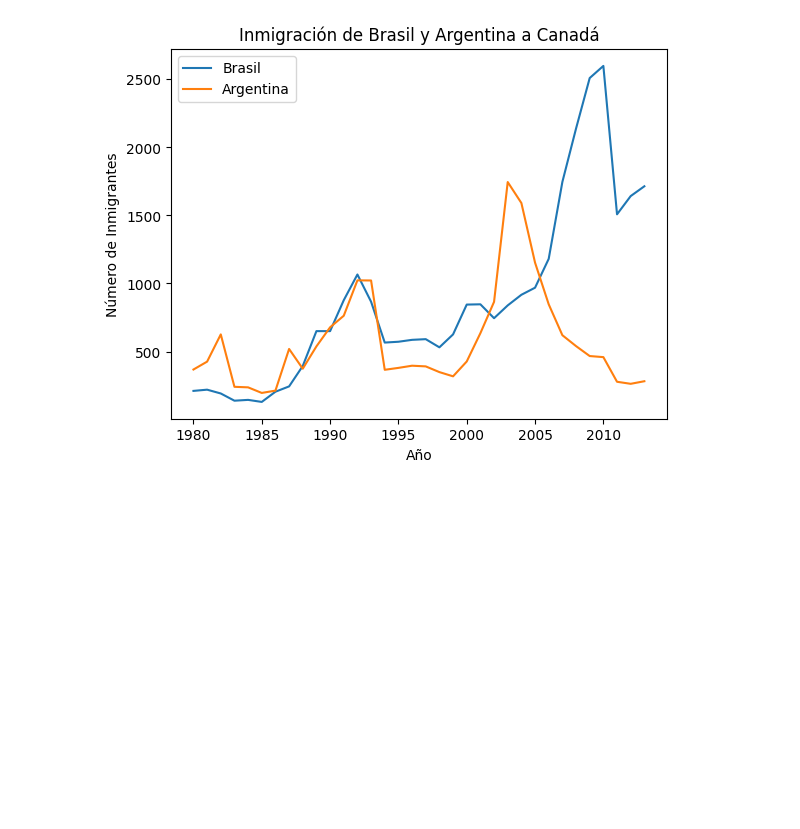
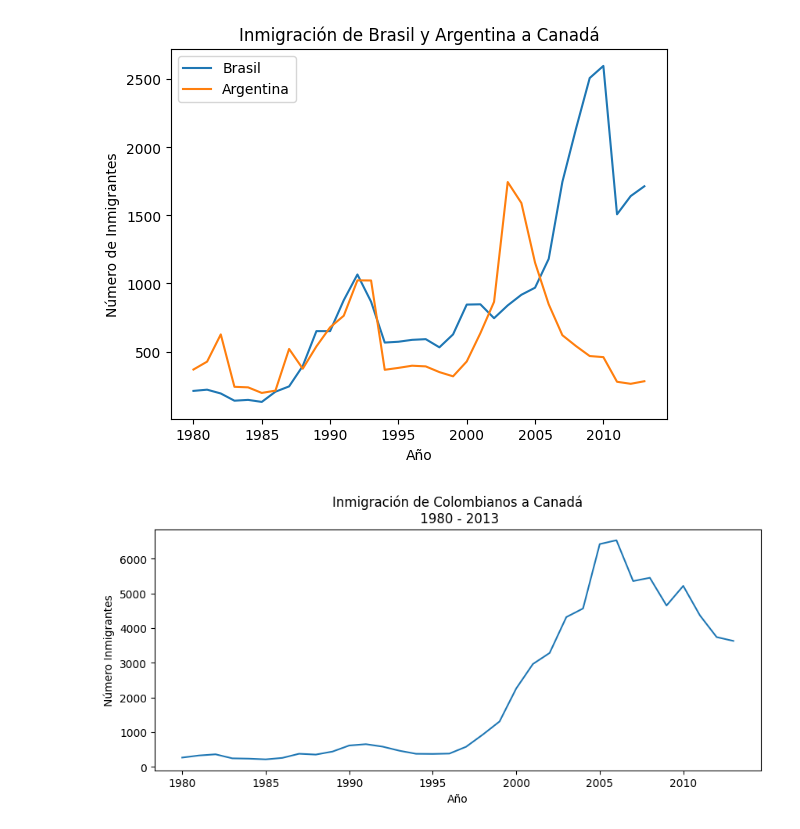
Before and after one commit to JorgeAccardi/cienciadedatos, a Jupyter notebook: Desafío_comparando_tendencias_migratorias.ipynb, the cells around one changed output. Saved outputs shown, nothing was run; the diff lists cells and outputs as text; code cells hidden in the pictures; blank space fills up the shorter version.

```diff
--- a/Desafío_comparando_tendencias_migratorias.ipynb
+++ b/Desafío_comparando_tendencias_migratorias.ipynb
@@ -211,3 +211,13 @@ plt.legend()
 plt.show()
 # %% [output]
 [figure]
+# %%
+fig, ax = plt.subplots(figsize = (10,4))
+ax.plot(datos_col['Año'], datos_col['Inmigrantes'])
+ax.xaxis.set_major_locator(plt.MultipleLocator(5))
+ax.set_title('Inmigración de Colombianos a Canadá\n 1980 - 2013')
+ax.set_xlabel('Año')
+ax.set_ylabel('Número Inmigrantes')
+plt.show()
+# %% [output]
+[figure, added]
```
Also changed, not shown: parts of 3 cells of this notebook.
